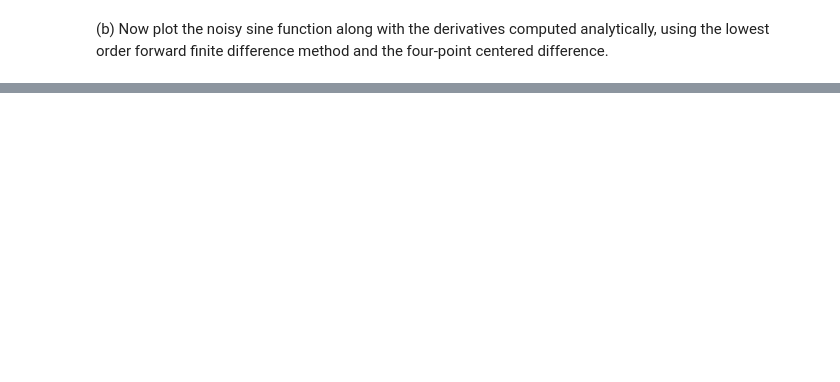
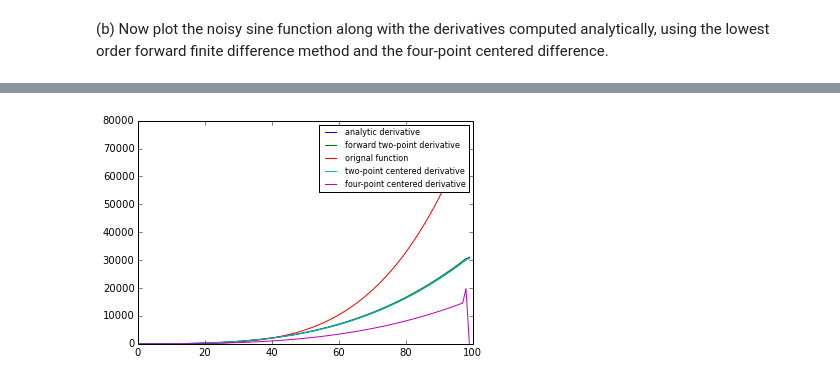
Before and after one commit to abardess/PHYS202-S14, a Jupyter notebook: SciPy/DifferentiationExcersises.ipynb, the cells around one changed output, grey strips where cells are left out. Cells and saved outputs as stored; diff of their text form; code cells hidden in the pictures; blank space fills up the shorter version.

```diff
--- a/SciPy/DifferentiationExcersises.ipynb
+++ b/SciPy/DifferentiationExcersises.ipynb
@@ -220,0 +243,20 @@ Writing Differentiators.py
+# %%
+import Differentiators as myDiff
+
+x = np.arange(0., 10., 0.1)
+y = (8 * (x ** 4)) + (3 * x)
+
+four = fourPtCenteredDiff(x, y)
+two = twoPtCenteredDiff(x, y)
+forward = twoPtForwardDiff(x, y)
+analytic = (32 * (x ** 3)) + 3
+
+plt.plot(analytic, label = 'analytic derivative')
+plt.plot(forward, label = 'forward two-point derivative')
+plt.plot(y, label = 'orignal function')
+plt.plot(two, label = 'two-point centered derivative')
+plt.plot(four, label = 'four-point centered derivative')
+plt.legend(loc = "upper right", fontsize = 8)
+plt.show()
+# %% [output]
+[figure, added]
```
Also changed, not shown: parts of 5 cells of this notebook, 2 other files.
